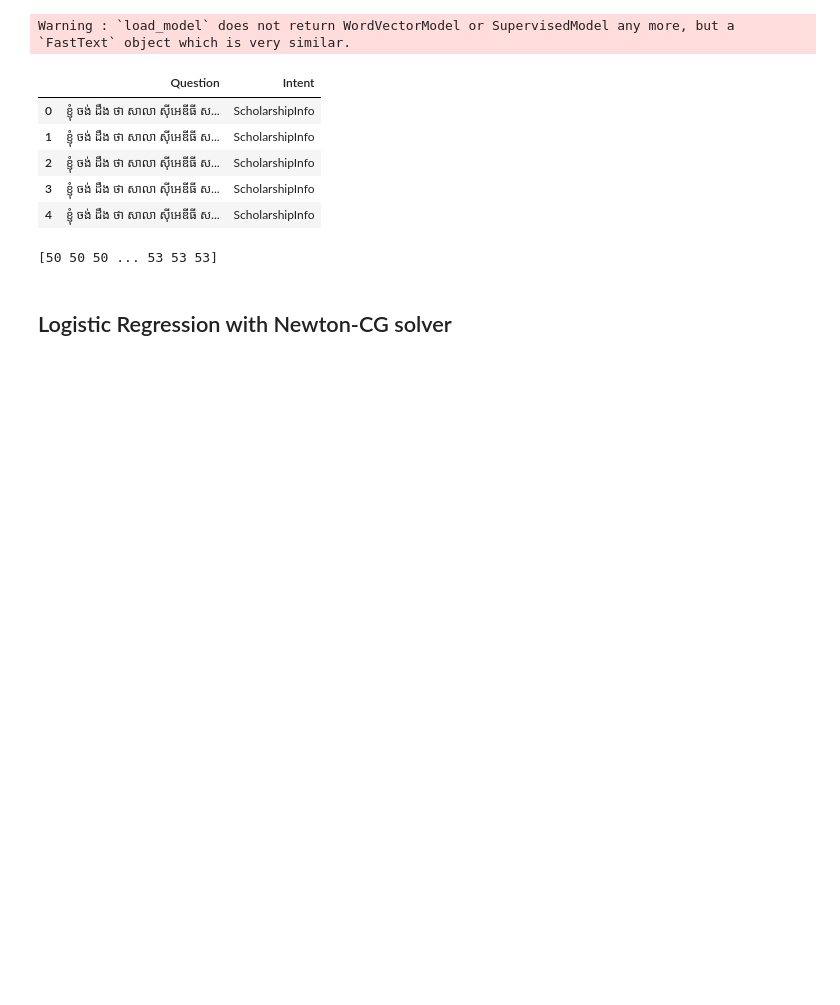
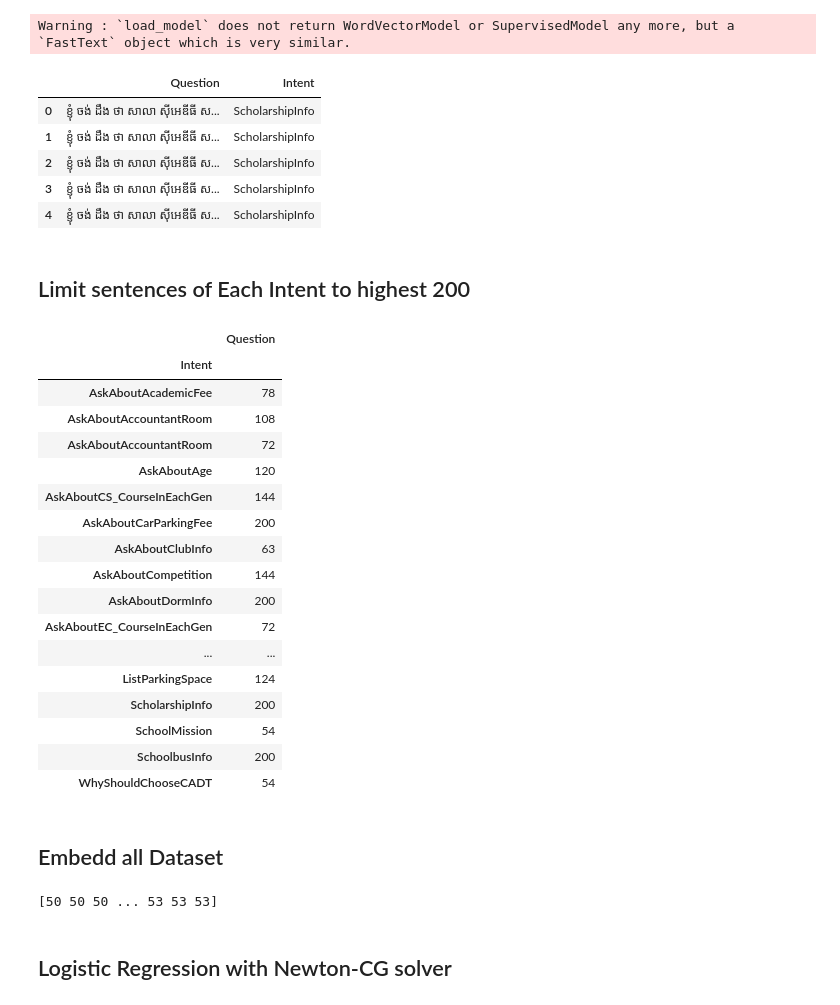
Before and after one commit to IcyTempest/Intent_Classifier, a Jupyter notebook: main.ipynb, the cells around one changed output. Drawn from its saved outputs; the diff is of its cells as text; code cells hidden in the pictures; blank space fills up the shorter version.

Commit message:
Added Limitation of sentences per intent.

```diff
--- a/main.ipynb
+++ b/main.ipynb
@@ -17,6 +17,48 @@ df.head()
 | 2 | ខ្ញុំ ចង់ ដឹង ថា សាលា ស៊ីអេឌីធី ស... | ScholarshipInfo |
 | 3 | ខ្ញុំ ចង់ ដឹង ថា សាលា ស៊ីអេឌីធី ស... | ScholarshipInfo |
 | 4 | ខ្ញុំ ចង់ ដឹង ថា សាលា ស៊ីអេឌីធី ស... | ScholarshipInfo |
+# %% [markdown]
+## Limit sentences of Each Intent to highest 200
+# %%
+df = pd.read_csv("all_segment_dataset.csv", encoding="UTF-8")
+newDf = df.groupby("Intent", as_index=False).count()
+# print(range(len(df.Intent.to_list())))
+list = df.Intent.unique().tolist()
+# newList = [df.lo if df[df["Intent"]==x].count()["Question"]>200 else  for x in list]
+
+modifyDf = df
+for x in list:
+    temp = df[df["Intent"] == x]
+    if temp["Question"].count() > 200:
+        # Shuffle the row here so it gets new sentences rather than a variant of sentences.
+        temp.sample(frac=1, ignore_index=True)
+        temp = temp.iloc[0:200]
+        modifyDf = modifyDf.drop(modifyDf[modifyDf["Intent"] == x].index)
+        modifyDf = modifyDf.append(temp, ignore_index=True)
+
+modifyDf.to_csv("original_data/limit_200_segment_sentences.csv", encoding="UTF-8", index=False)
+modifyDf.groupby("Intent").count()
+# %% [output]
+|  | Question |
+| Intent |  |
+| AskAboutAcademicFee | 78 |
+| AskAboutAccountantRoom | 108 |
+| AskAboutAccountantRoom | 72 |
+| AskAboutAge | 120 |
+| AskAboutCS_CourseInEachGen | 144 |
+| AskAboutCarParkingFee | 200 |
+| AskAboutClubInfo | 63 |
+| AskAboutCompetition | 144 |
+| AskAboutDormInfo | 200 |
+| AskAboutEC_CourseInEachGen | 72 |
+| ... | ... |
+| ListParkingSpace | 124 |
+| ScholarshipInfo | 200 |
+| SchoolMission | 54 |
+| SchoolbusInfo | 200 |
+| WhyShouldChooseCADT | 54 |
+# %% [markdown]
+## Embedd all Dataset
 # %%
 model.get_sentence_vector("តើ អ្នក កំពុង ធ្វើ អ្វី ?")
 convertedValues = [model.get_sentence_vector(x) for x in df["Question"].tolist()]
```
Also changed, not shown: 1 other file.
